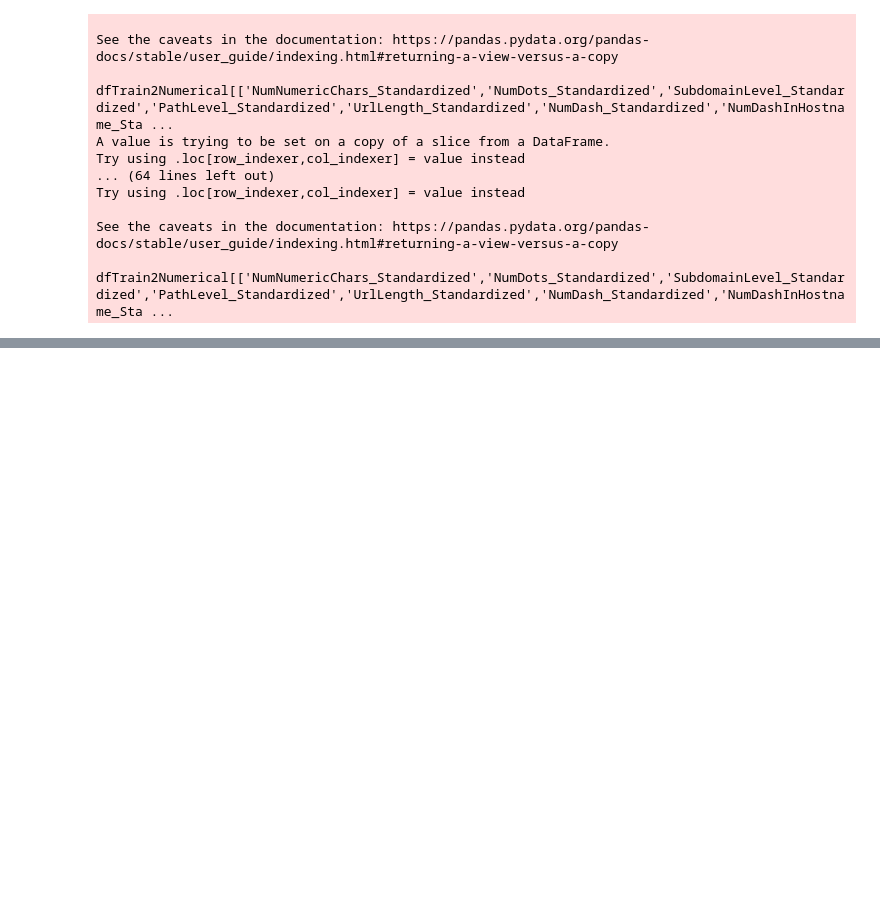
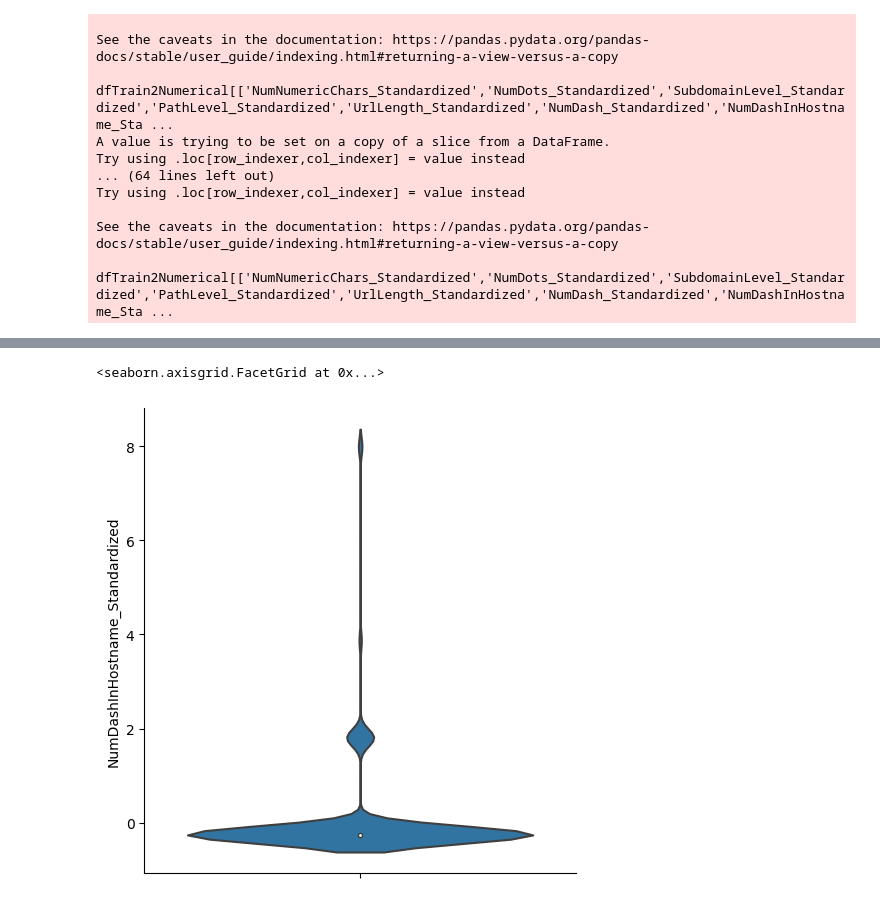
Before and after one commit to Jut257/CYB-362, a Jupyter notebook: phase4.ipynb, the cells around one changed output, grey strips where cells are left out. Cells and saved outputs as stored; diff of their text form; code cells hidden in the pictures; blank space fills up the shorter version.

```diff
--- a/phase4.ipynb
+++ b/phase4.ipynb
@@ -140,0 +196,5 @@ plt.show()
+# %%
+sns.catplot(y='NumDashInHostname_Standardized', kind='violin', log_scale=True, data=dfTrain3)
+# %% [output]
+<seaborn.axisgrid.FacetGrid at 0x...>
+[figure, added]
```
Also changed, not shown: parts of 33 cells of this notebook, 1 other file.
